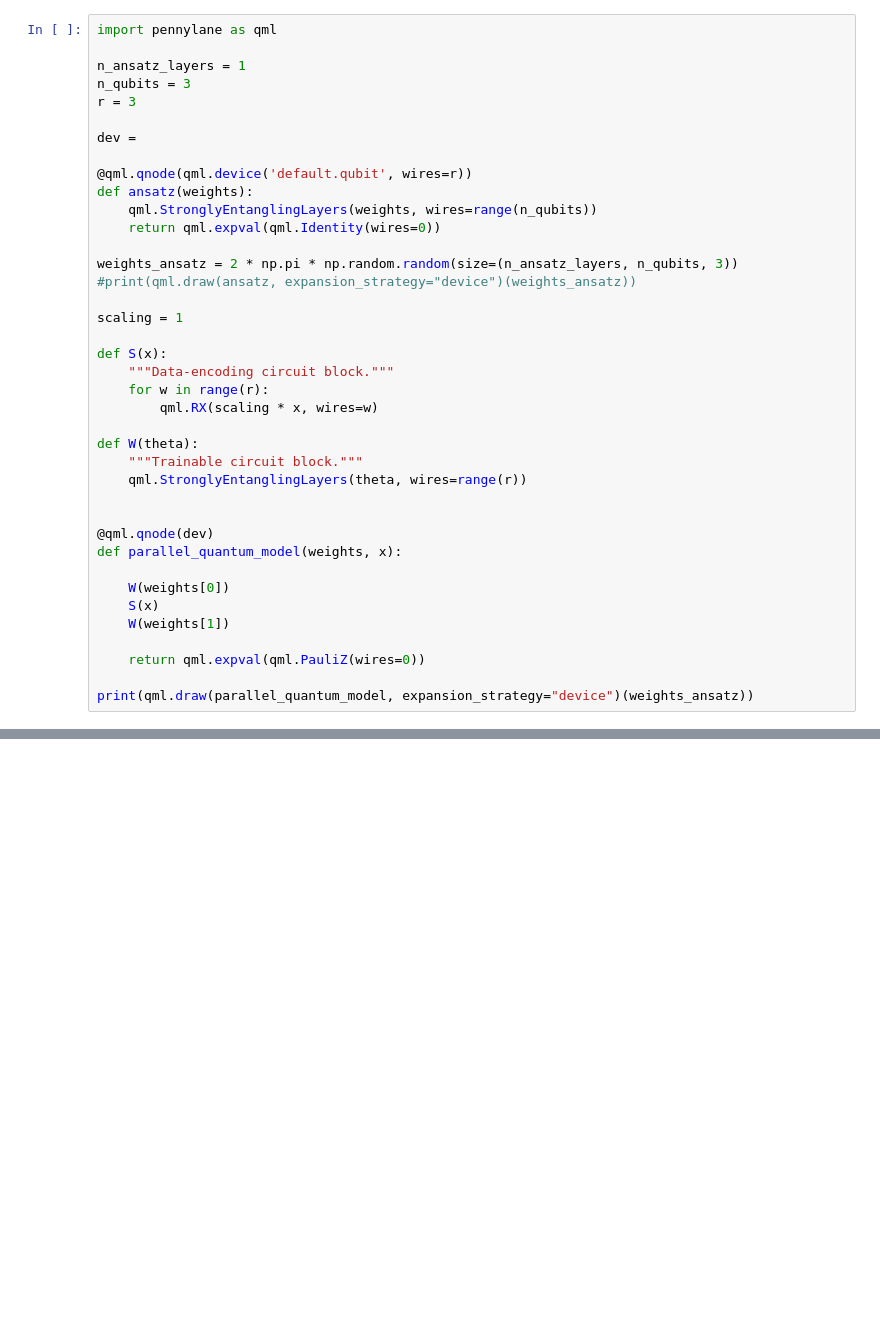
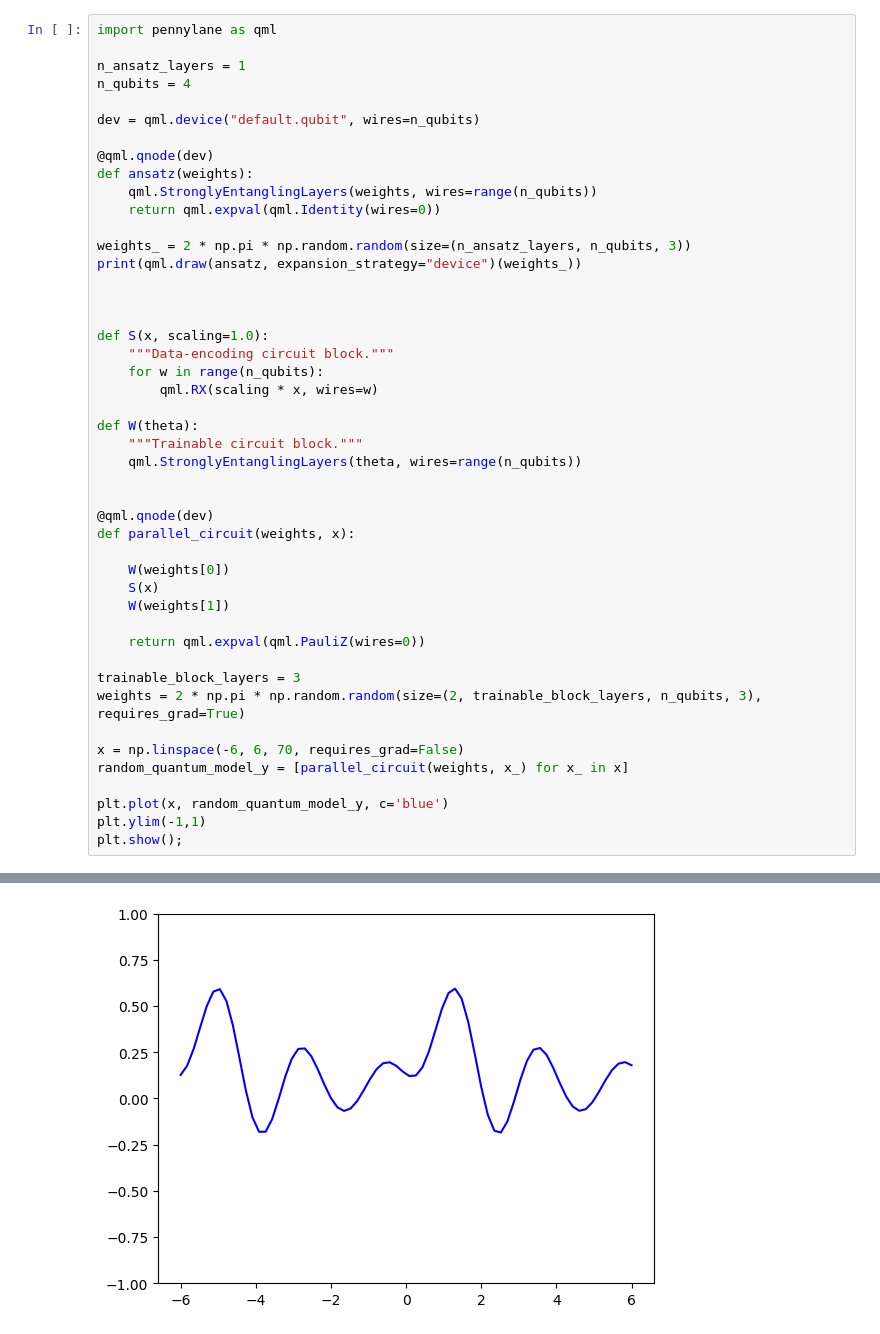
Before and after one commit to LudwigWiedemann/ProbDist_QCP, a Jupyter notebook: pennylane/Tunahan/test.ipynb, the cells around one changed output, grey strips where cells are left out. Drawn from its saved outputs; the diff is of its cells as text; blank space fills up the shorter version.

```diff
--- a/pennylane/Tunahan/test.ipynb
+++ b/pennylane/Tunahan/test.ipynb
@@ -24,33 +39,32 @@ plot_function(f(), predicted=lambda x: np.sin(x) + 0.1*np.random.randn(len(x)))
 import pennylane as qml
 
 n_ansatz_layers = 1
-n_qubits = 3
-r = 3
+n_qubits = 4
 
-dev =
+dev = qml.device("default.qubit", wires=n_qubits)
 
-@qml.qnode(qml.device('default.qubit', wires=r))
+@qml.qnode(dev)
 def ansatz(weights):
     qml.StronglyEntanglingLayers(weights, wires=range(n_qubits))
     return qml.expval(qml.Identity(wires=0))
 
-weights_ansatz = 2 * np.pi * np.random.random(size=(n_ansatz_layers, n_qubits, 3))
-#print(qml.draw(ansatz, expansion_strategy="device")(weights_ansatz))
+weights_ = 2 * np.pi * np.random.random(size=(n_ansatz_layers, n_qubits, 3))
+print(qml.draw(ansatz, expansion_strategy="device")(weights_))
 
-scaling = 1
 
-def S(x):
+
+def S(x, scaling=1.0):
     """Data-encoding circuit block."""
-    for w in range(r):
+    for w in range(n_qubits):
         qml.RX(scaling * x, wires=w)
 
 def W(theta):
     """Trainable circuit block."""
-    qml.StronglyEntanglingLayers(theta, wires=range(r))
+    qml.StronglyEntanglingLayers(theta, wires=range(n_qubits))
 
 
 @qml.qnode(dev)
-def parallel_quantum_model(weights, x):
+def parallel_circuit(weights, x):
 
     W(weights[0])
     S(x)
@@ -58,5 +72,13 @@ def parallel_quantum_model(weights, x):
 
     return qml.expval(qml.PauliZ(wires=0))
 
-print(qml.draw(parallel_quantum_model, expansion_strategy="device")(weights_ansatz))
+trainable_block_layers = 3
+weights = 2 * np.pi * np.random.random(size=(2, trainable_block_layers, n_qubits, 3), requires_grad=True)
+
+x = np.linspace(-6, 6, 70, requires_grad=False)
+random_quantum_model_y = [parallel_circuit(weights, x_) for x_ in x]
+
+plt.plot(x, random_quantum_model_y, c='blue')
+plt.ylim(-1,1)
+plt.show();
 # %% [output]
@@ -64,3 +89,4 @@ ValueError: Weights tensor must have second dimension of length 5; got 3
+[figure, added]
 # %%
 def square_loss(targets, predictions):
     loss = 0
```
Also changed, not shown: parts of 3 cells of this notebook, 9 other files.
